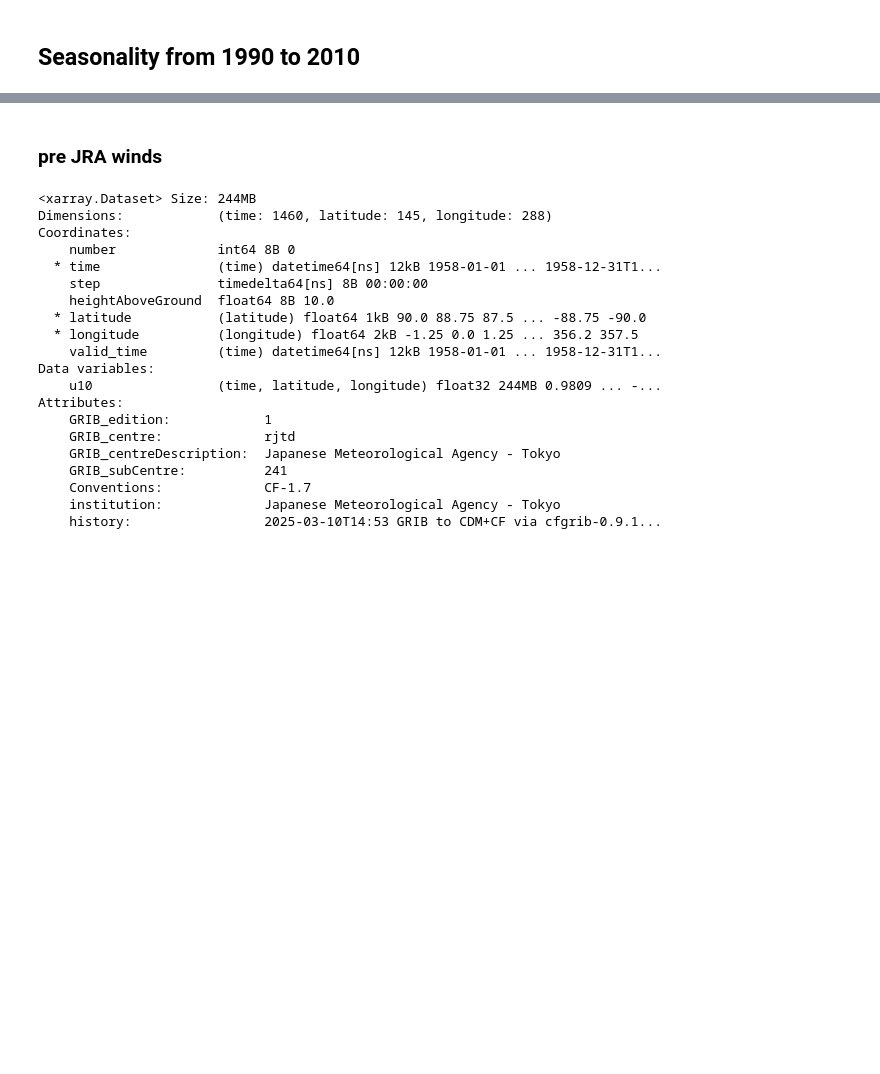
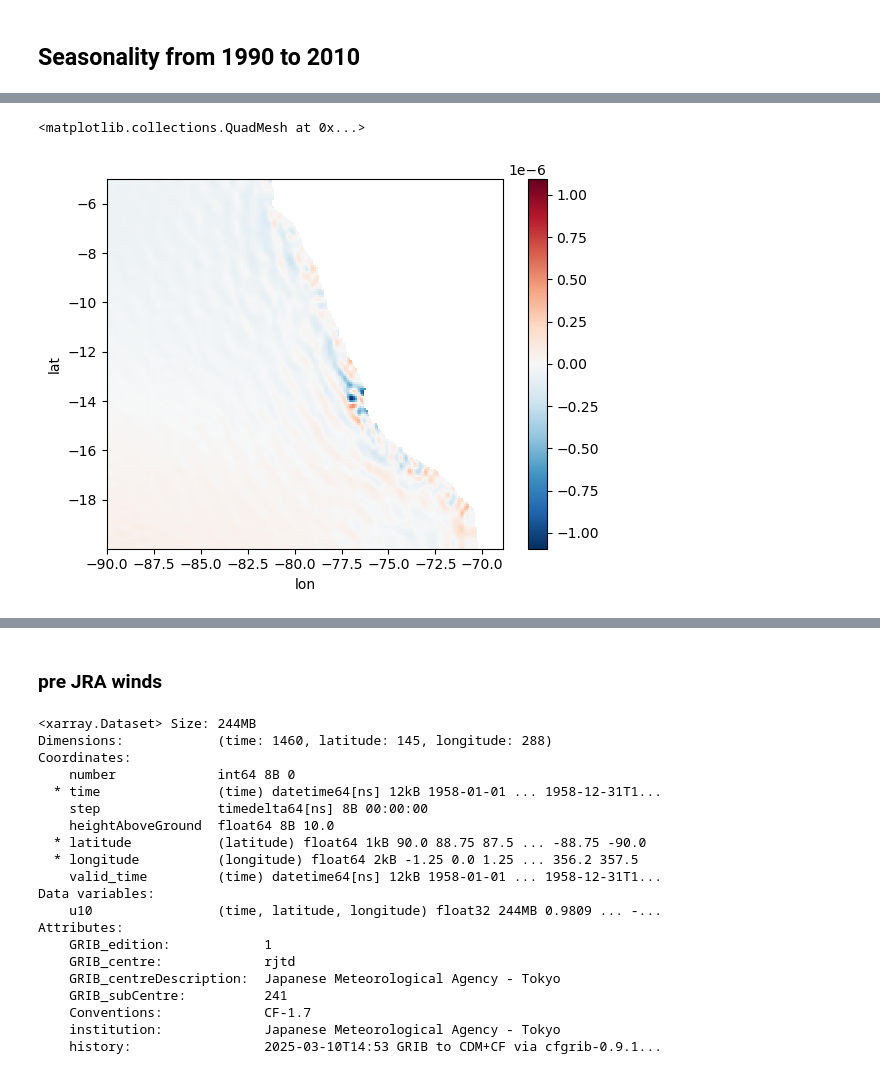
Before and after one commit to danliba/Upwelling_paper, a Jupyter notebook: Winds_comparison.ipynb, the cells around one changed output, grey strips where cells are left out. Saved outputs shown, nothing was run; the diff lists cells and outputs as text; code cells hidden in the pictures; blank space fills up the shorter version.

```diff
--- a/Winds_comparison.ipynb
+++ b/Winds_comparison.ipynb
@@ -477,0 +537,5 @@ axes[1].legend(title='V Winds', bbox_to_anchor=(1, 1))
+# %%
+dtauy_by_dx = (tauy.shift(lon=-1) - tauy) / delta_x
+dtauy_by_dx = (dtauy_by_dx.shift(lat=-1) + dtauy_by_dx) / 2.0
+
+dtauy_by_dx
@@ -477,0 +591,9 @@ axes[1].legend(title='V Winds', bbox_to_anchor=(1, 1))
+# %%
+dtaux_by_dy = dtaux_by_dy.assign_coords(lon = lon1, lat = lat1).isel(lon=slice(None, -1),lat=slice(None, -1))
+dtauy_by_dx = dtauy_by_dx.assign_coords(lon = lon1, lat = lat1).isel(lon=slice(None, -1),lat=slice(None, -1))
+# %%
+curlz_tau = (dtauy_by_dx - dtaux_by_dy) #for the southern hemisfere we need to multiply by -1
+curlz_tau.mean(dim='time',skipna=True).sel(lat=slice(-20,-5),lon=slice(-90,None)).plot()
+# %% [output]
+<matplotlib.collections.QuadMesh at 0x...>
+[figure, added]
```
Also changed, not shown: parts of 26 cells of this notebook, 2 other files.
